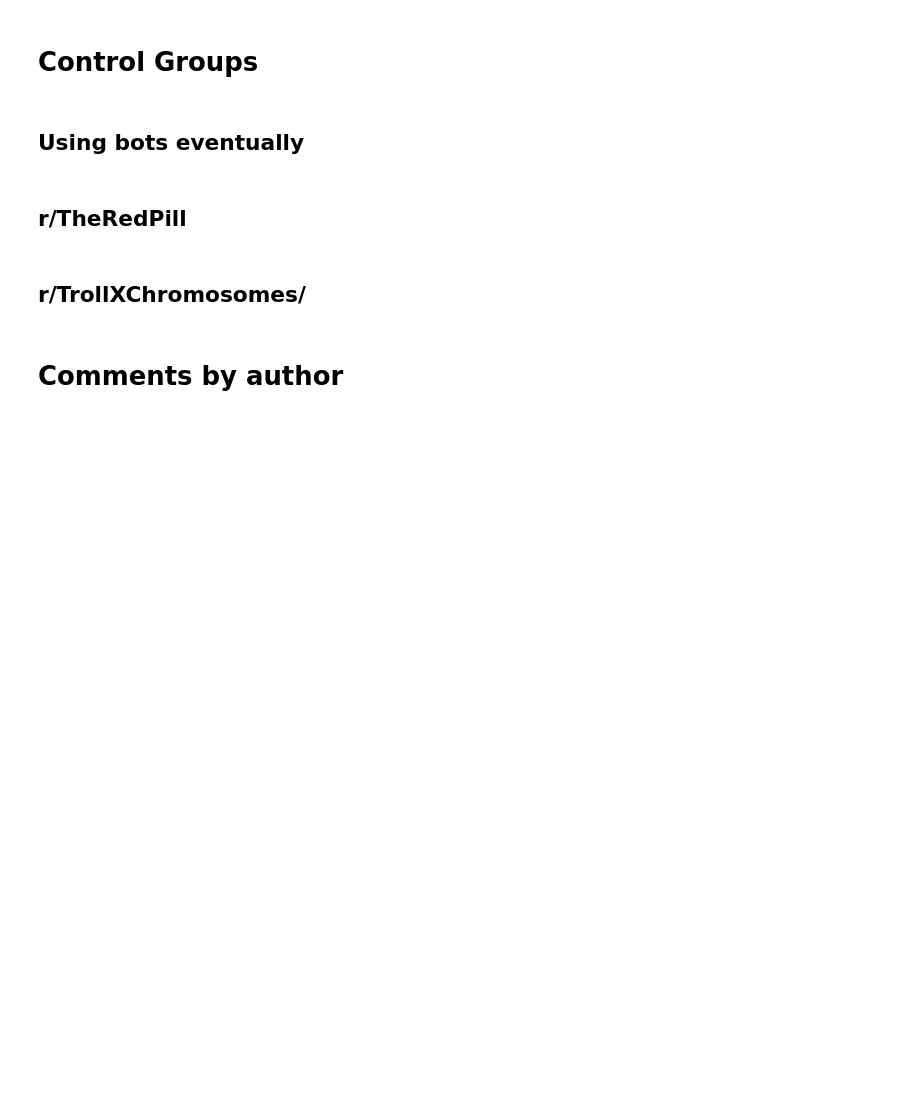
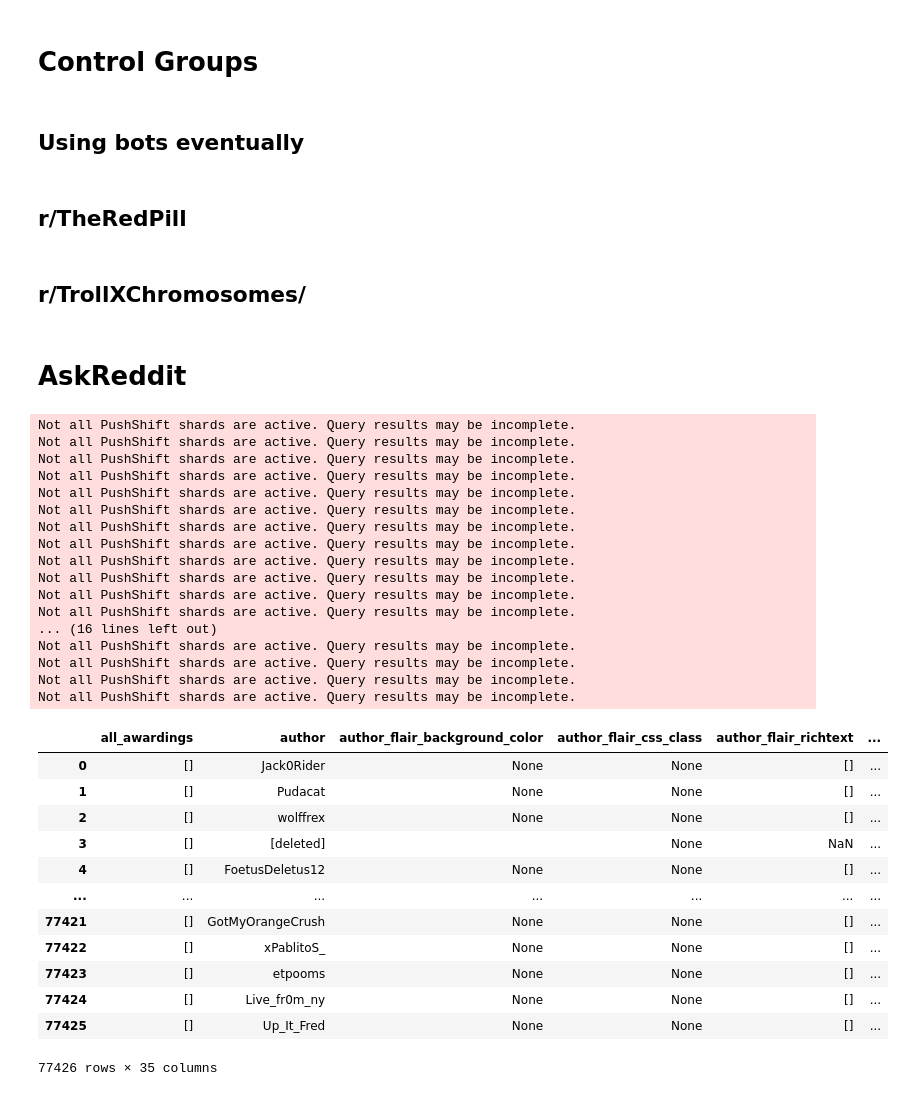
Before and after one commit to anng217/redditbots, a Jupyter notebook: pushshift.ipynb, the cells around one changed output. Drawn from its saved outputs; the diff is of its cells as text; code cells hidden in the pictures; blank space fills up the shorter version.

```diff
--- a/pushshift.ipynb
+++ b/pushshift.ipynb
@@ -24,25 +24,32 @@ api_praw = PushshiftAPI(praw=reddit)
 # %% [markdown]
 # pmaw set up
 # %%
-api = PushshiftAPI(max_sleep = 5)
+api = PushshiftAPI(max_sleep = 10)
 # %% [markdown]
 # Function
 # %%
-def bot_date(year,month,day,duration):
-    after = int((dt.datetime(year=year,month=month,day=day)-dt.timedelta(days = duration)).timestamp())
-    before = int((dt.datetime(year=year,month=month,day=day)+dt.timedelta(days = duration)).timestamp())
-    impl_date = int(dt.datetime(year=year,month=month,day=day).timestamp())
-    return after,before,impl_date
+# needs replace
+# def bot_date(year,month,day,duration):
+#     after = int((dt.datetime(year=year,month=month,day=day)-dt.timedelta(days = duration)).timestamp())
+#     before = int((dt.datetime(year=year,month=month,day=day)+dt.timedelta(days = duration)).timestamp())
+#     impl_date = int(dt.datetime(year=year,month=month,day=day).timestamp())
+#     return after,before,impl_date
+
+def get_epoch(bot_epoch, duration):
+    before = int((dt.datetime.fromtimestamp(bot_epoch)+dt.timedelta(days = duration)).timestamp())
+    after = int((dt.datetime.fromtimestamp(bot_epoch)-dt.timedelta(days = duration)).timestamp())
+    return before, after
 # %%
 def save(save_dir,response):
     response.to_csv(save_dir, header=True, index=False, columns=list(response.axes[1]),  encoding = 'utf-8-sig')
 # %%
-def fetch_comments(subr,save_dir,year, month, day, duration, limit):
-    after, before, impl_date = bot_date(year,month,day,duration)
-    df = api.search_comments(subreddit=subr, limit=limit, before=before, after=after)
-    df = pd.DataFrame(df)
-    df['post'] = 1
-    df.loc[df['created_utc'] < impl_date,'post'] = 0
+def fetch_comments(subr,save_dir, bot_epoch, duration, limit):
+    before, after = get_epoch(bot_epoch, duration)
+    comments = api.search_comments(subreddit=subr, limit=limit, before=before, after=after, safe_mem = True)
+    res = [c for c in comments]
+    df = pd.DataFrame(res)
+    #df['post'] = 1
+    #df.loc[df['created_utc'] < bot_epoch,'post'] = 0
     save(save_dir,response=df)
     return df
 # %%
@@ -197,5 +216,3 @@ trp_subm = fetch_subm(subr = "TheRedPill", save_dir = "./data/control-fds/trp_su
 # %%
 #To take subscribers from MGTOW
 MGTOW_subm = fetch_subm(subr = "MGTOW", save_dir = "./data/control-fds/MGTOW_subsc.csv", year = 2019, month = 10, day = 28, duration = 30, limit = 100000000)
-# %% [markdown]
-# Comments by author
@@ -263,0 +219,37 @@ df_res = author_comments(df = fds1, bot_epoch = 1572234835, duration = 30, limit
+# %% [markdown]
+# AskReddit
+# %%
+save_dir = "E:/gihub-data/redditbots/control-fds/askreddit.csv"
+subr = 'AskReddit'
+fetch_comments(subr = subr, save_dir = save_dir, limit = 1000000000, bot_epoch = 1572234835, duration = 30)
+# %% [output]
+Not all PushShift shards are active. Query results may be incomplete.
+Not all PushShift shards are active. Query results may be incomplete.
+Not all PushShift shards are active. Query results may be incomplete.
+Not all PushShift shards are active. Query results may be incomplete.
+Not all PushShift shards are active. Query results may be incomplete.
+Not all PushShift shards are active. Query results may be incomplete.
+Not all PushShift shards are active. Query results may be incomplete.
+Not all PushShift shards are active. Query results may be incomplete.
+Not all PushShift shards are active. Query results may be incomplete.
+Not all PushShift shards are active. Query results may be incomplete.
+Not all PushShift shards are active. Query results may be incomplete.
+Not all PushShift shards are active. Query results may be incomplete.
+... (16 lines left out)
+Not all PushShift shards are active. Query results may be incomplete.
+Not all PushShift shards are active. Query results may be incomplete.
+Not all PushShift shards are active. Query results may be incomplete.
+Not all PushShift shards are active. Query results may be incomplete.
+|  | all_awardings | author | author_flair_background_color | author_flair_css_class | author_flair_richtext | ... |
+| 0 | [] | Jack0Rider | None | None | [] | ... |
+| 1 | [] | Pudacat | None | None | [] | ... |
+| 2 | [] | wolffrex | None | None | [] | ... |
+| 3 | [] | [deleted] |  | None | NaN | ... |
+| 4 | [] | FoetusDeletus12 | None | None | [] | ... |
+| ... | ... | ... | ... | ... | ... | ... |
+| 77421 | [] | GotMyOrangeCrush | None | None | [] | ... |
+| 77422 | [] | xPablitoS_ | None | None | [] | ... |
+| 77423 | [] | etpooms | None | None | [] | ... |
+| 77424 | [] | Live_fr0m_ny | None | None | [] | ... |
+| 77425 | [] | Up_It_Fred | None | None | [] | ... |
+77426 rows × 35 columns
```
Also changed, not shown: parts of 10 cells of this notebook, 1 other file.
